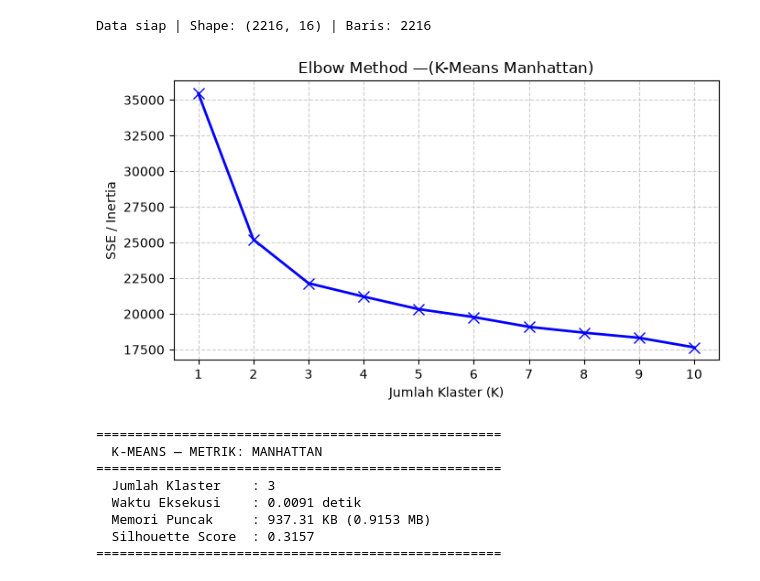
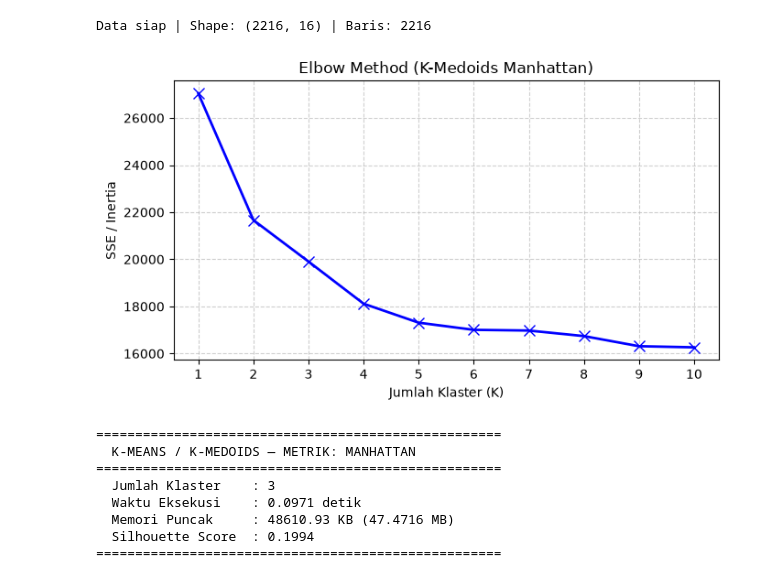
Before and after one commit to rafiadpr/244107020026_machine-learning, a Jupyter notebook: kuis_01/K_Means_Manhattan.ipynb, the cells around one changed output. Cells and saved outputs as stored; diff of their text form; code cells hidden in the pictures.

Commit message:
feat: fix code kmeans manhattan, euclide

```diff
--- a/kuis_01/K_Means_Manhattan.ipynb
+++ b/kuis_01/K_Means_Manhattan.ipynb
@@ -135,41 +61,40 @@ Data siap | Shape: (2216, 16) | Baris: 2216
 # %%
 # BAGIAN B: ELBOW METHOD (untuk menentukan K terbaik)
 
 K_range = range(1, 11)
 sse     = []
 
 for k in K_range:
-    km = CustomKMeans(n_clusters=k, random_state=42, metric='manhattan')
+    km = KMedoids(n_clusters=k, metric='manhattan', random_state=42)
     km.fit(X_scaled)
     sse.append(km.inertia_)
 
 plt.figure(figsize=(7, 4))
 plt.plot(list(K_range), sse, 'bx-', linewidth=2, markersize=8)
 plt.xlabel('Jumlah Klaster (K)')
 plt.ylabel('SSE / Inertia')
-plt.title('Elbow Method —(K-Means Manhattan)')
+plt.title('Elbow Method (K-Medoids Manhattan)')
 plt.xticks(list(K_range))
 plt.grid(True, linestyle='--', alpha=0.6)
 plt.tight_layout()
 plt.savefig('a1_elbow.png')
 plt.show()
 
 K_TERBAIK = 3  # Ganti sesuai hasil elbow
 # %% [output]
-[figure, old version]
+[figure, new version]
 # %%
 # BAGIAN D: K-MEANS MANHATTAN — Latih + Ukur Performa
 
 print("\n" + "="*52)
-print("  K-MEANS — METRIK: MANHATTAN")
+print("  K-MEANS / K-MEDOIDS — METRIK: MANHATTAN")
 print("="*52)
 
-# Sklearn KMeans tidak mendukung parameter metric secara langsung.
-# Silhouette Score dihitung dengan metric='manhattan' secara terpisah.
+# Menggunakan KMedoids dari scikit-learn-extra untuk metrik Manhattan
 tracemalloc.start()
 t_mulai = time.time()
 
-km_manhattan  = CustomKMeans(n_clusters=K_TERBAIK, random_state=42, metric='manhattan')
+km_manhattan  = KMedoids(n_clusters=K_TERBAIK, metric='manhattan', random_state=42)
 lbl_manhattan = km_manhattan.fit_predict(X_scaled)
 
 t_selesai = time.time()
@@ -186,12 +111,12 @@ print(f"  Silhouette Score  : {sil_manhattan:.4f}")
 print("="*52)
 # %% [output]
 ====================================================
-  K-MEANS — METRIK: MANHATTAN
+  K-MEANS / K-MEDOIDS — METRIK: MANHATTAN
 ====================================================
   Jumlah Klaster    : 3
-  Waktu Eksekusi    : 0.0091 detik
-  Memori Puncak     : 937.31 KB (0.9153 MB)
-  Silhouette Score  : 0.3157
+  Waktu Eksekusi    : 0.0971 detik
+  Memori Puncak     : 48610.93 KB (47.4716 MB)
+  Silhouette Score  : 0.1994
 ====================================================
 # %%
 # BAGIAN E: VISUALISASI PCA (Manhattan)
```
Also changed, not shown: parts of 4 cells of this notebook, 1 other file.
